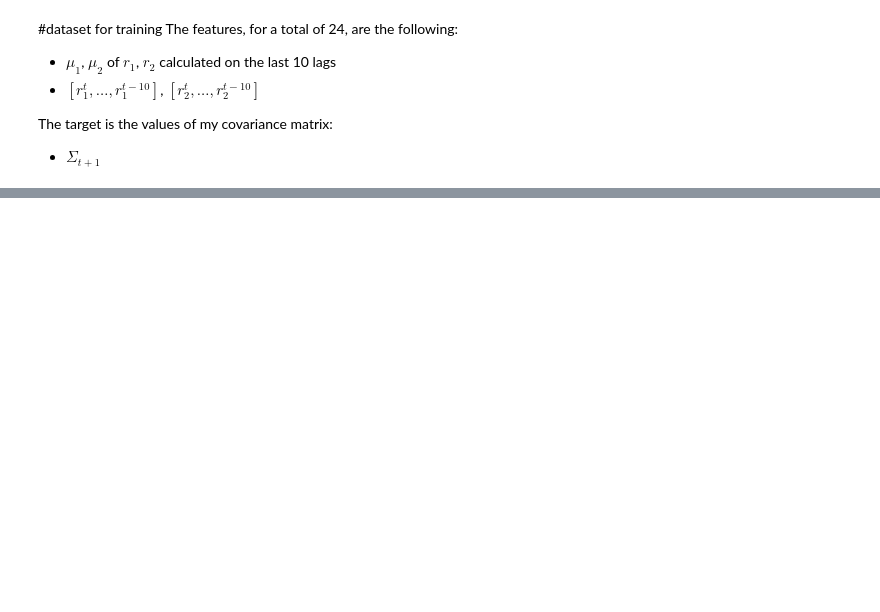
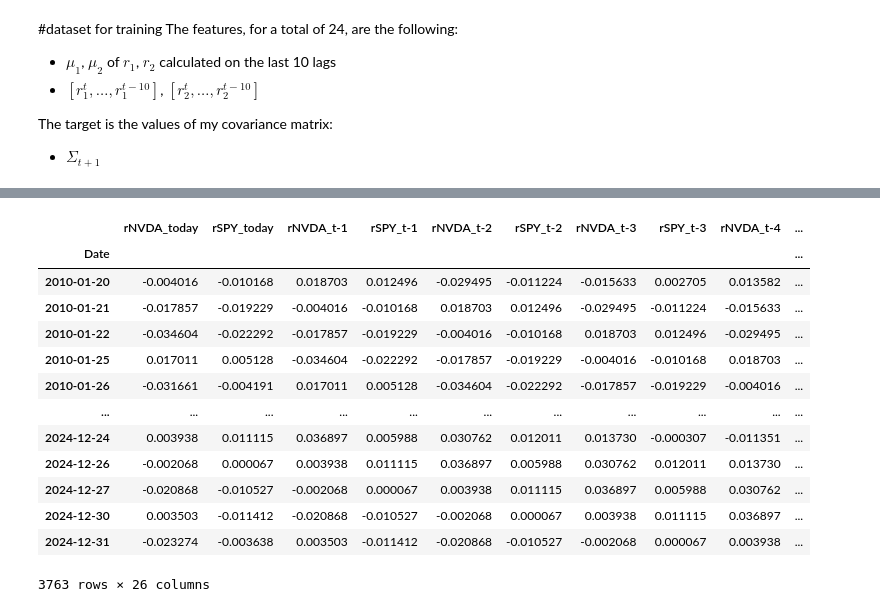
Before and after one commit to Lukirby/Stress-Testing-a-Markowitz-Portfolio, a Jupyter notebook: Loda__projectAI&F.ipynb, the cells around one changed output, grey strips where cells are left out. Drawn from its saved outputs; the diff is of its cells as text; code cells hidden in the pictures; blank space fills up the shorter version.

```diff
--- a/Loda__projectAI&F.ipynb
+++ b/Loda__projectAI&F.ipynb
@@ -73,0 +123,27 @@ The target is the values of my covariance matrix:
+# %%
+cols = [f'rNVDA_t-{i}' for i in range(1, 11)]
+df['mean_NVDA'] = df[cols].mean(axis=1)
+cols.append('rNVDA_today')
+df['var_NVDA'] = df[cols].var(axis=1)
+
+cols = [f'rSPY_t-{i}' for i in range(1, 11)]
+df['mean_SPY'] = df[cols].mean(axis=1)
+cols.append('rSPY_today')
+df['var_SPY'] = df[cols].var(axis=1)
+df = df.dropna()
+df#["r2_t-10"]
+# %% [output]
+|  | rNVDA_today | rSPY_today | rNVDA_t-1 | rSPY_t-1 | rNVDA_t-2 | rSPY_t-2 | rNVDA_t-3 | rSPY_t-3 | rNVDA_t-4 | ... |
+| Date |  |  |  |  |  |  |  |  |  | ... |
+| 2010-01-20 | -0.004016 | -0.010168 | 0.018703 | 0.012496 | -0.029495 | -0.011224 | -0.015633 | 0.002705 | 0.013582 | ... |
+| 2010-01-21 | -0.017857 | -0.019229 | -0.004016 | -0.010168 | 0.018703 | 0.012496 | -0.029495 | -0.011224 | -0.015633 | ... |
+| 2010-01-22 | -0.034604 | -0.022292 | -0.017857 | -0.019229 | -0.004016 | -0.010168 | 0.018703 | 0.012496 | -0.029495 | ... |
+| 2010-01-25 | 0.017011 | 0.005128 | -0.034604 | -0.022292 | -0.017857 | -0.019229 | -0.004016 | -0.010168 | 0.018703 | ... |
+| 2010-01-26 | -0.031661 | -0.004191 | 0.017011 | 0.005128 | -0.034604 | -0.022292 | -0.017857 | -0.019229 | -0.004016 | ... |
+| ... | ... | ... | ... | ... | ... | ... | ... | ... | ... | ... |
+| 2024-12-24 | 0.003938 | 0.011115 | 0.036897 | 0.005988 | 0.030762 | 0.012011 | 0.013730 | -0.000307 | -0.011351 | ... |
+| 2024-12-26 | -0.002068 | 0.000067 | 0.003938 | 0.011115 | 0.036897 | 0.005988 | 0.030762 | 0.012011 | 0.013730 | ... |
+| 2024-12-27 | -0.020868 | -0.010527 | -0.002068 | 0.000067 | 0.003938 | 0.011115 | 0.036897 | 0.005988 | 0.030762 | ... |
+| 2024-12-30 | 0.003503 | -0.011412 | -0.020868 | -0.010527 | -0.002068 | 0.000067 | 0.003938 | 0.011115 | 0.036897 | ... |
+| 2024-12-31 | -0.023274 | -0.003638 | 0.003503 | -0.011412 | -0.020868 | -0.010527 | -0.002068 | 0.000067 | 0.003938 | ... |
+3763 rows × 26 columns
```
Also changed, not shown: parts of 13 cells of this notebook.
